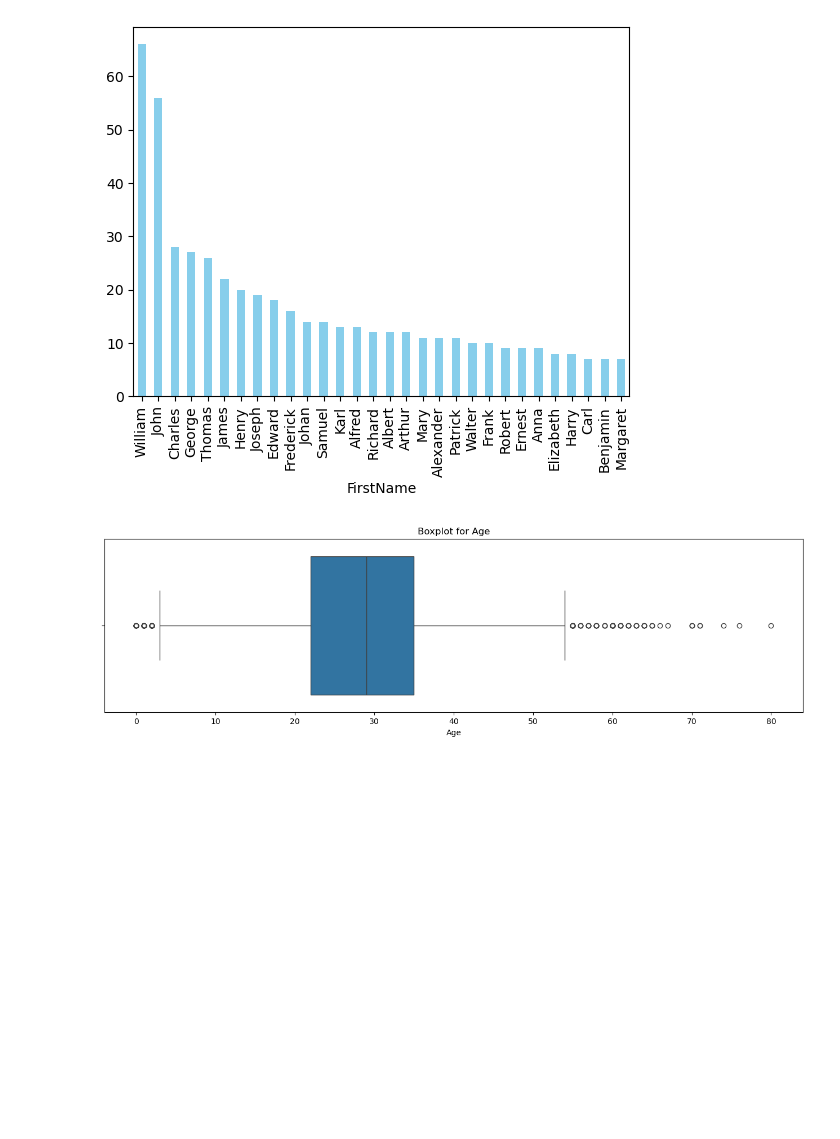
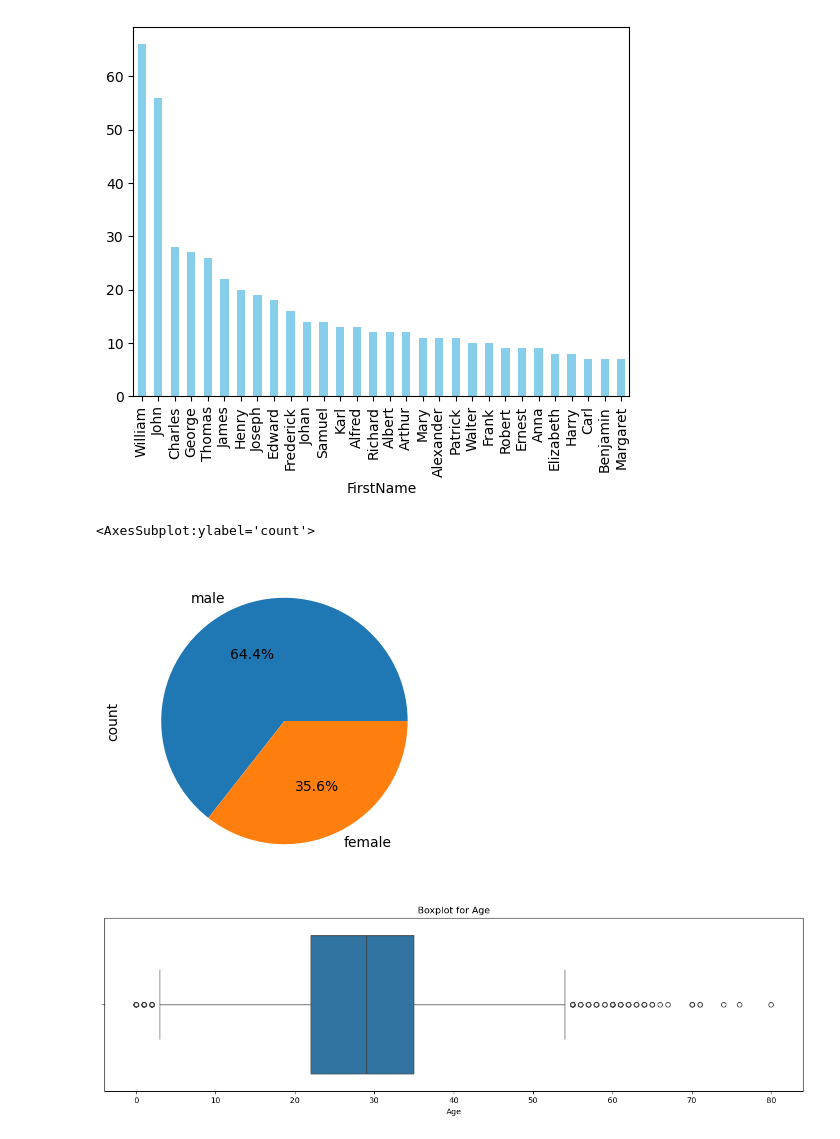
Before and after one commit to AbdullahJaffrey/DS-Innovators-Hub-----Data-World, a Jupyter notebook: Project1/TitanicEDA.ipynb, the cells around one changed output. Saved outputs shown, nothing was run; the diff lists cells and outputs as text; code cells hidden in the pictures; blank space fills up the shorter version.

```diff
--- a/Project1/TitanicEDA.ipynb
+++ b/Project1/TitanicEDA.ipynb
@@ -302,6 +302,12 @@ df['FirstName'].value_counts()[:30].plot(kind='bar', color='skyblue')
 # %% [output]
 <AxesSubplot:xlabel='FirstName'>
 [figure]
+# %%
+plt.figure(figsize=(16, 4))
+df['Sex'].value_counts().plot(kind='pie',autopct='%0.01f%%', color='skyblue')
+# %% [output]
+<AxesSubplot:ylabel='count'>
+[figure, added]
 # %%
 num_ftrs = ['Age', 'Fare']
 # %%
```
Also changed, not shown: parts of 5 cells of this notebook, 3 other files.
